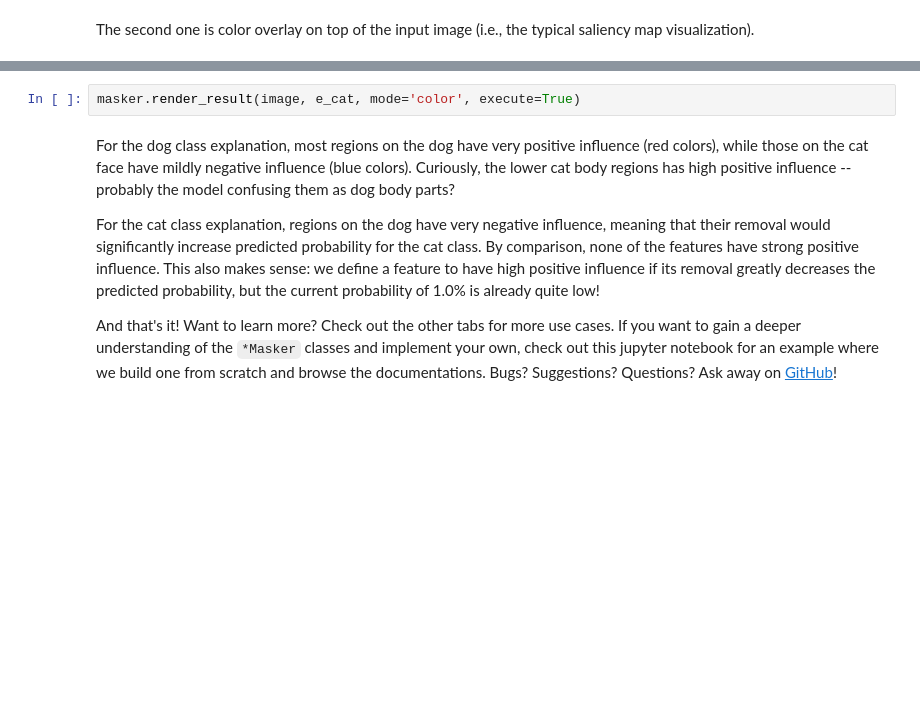
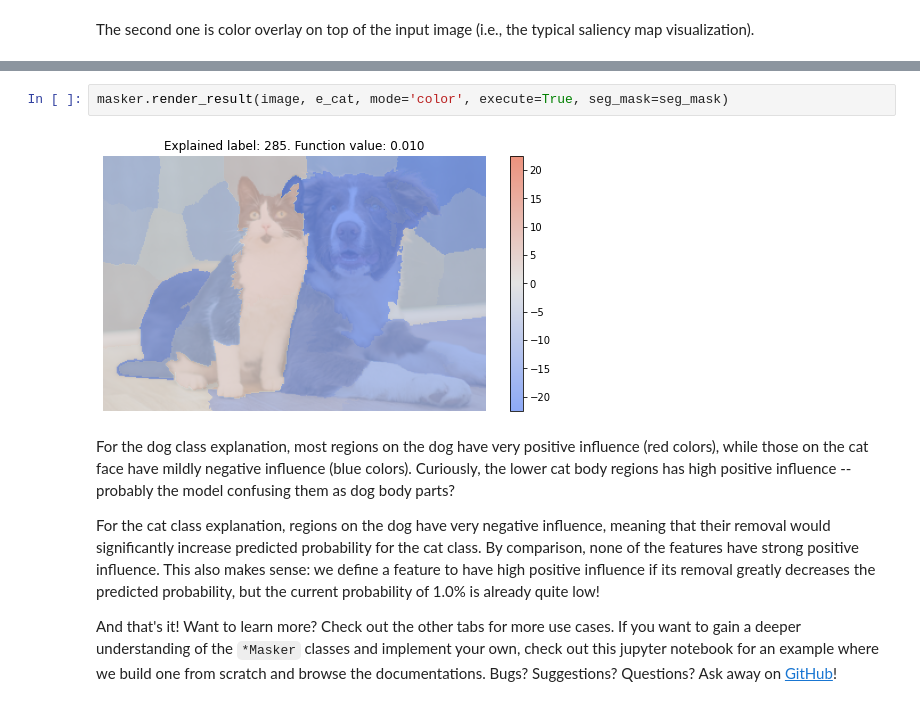
Before and after one commit to YilunZhou/solvability-explainer, a Jupyter notebook: examples/image_input_custom_superpixel_explanation.ipynb, the cells around one changed output, grey strips where cells are left out. Saved outputs shown, nothing was run; the diff lists cells and outputs as text; blank space fills up the shorter version.

```diff
--- a/examples/image_input_custom_superpixel_explanation.ipynb
+++ b/examples/image_input_custom_superpixel_explanation.ipynb
@@ -67,5 +91,7 @@ masker.render_result(image, e_dog, mode='color', execute=True)
 # %%
-masker.render_result(image, e_cat, mode='color', execute=True)
+masker.render_result(image, e_cat, mode='color', execute=True, seg_mask=seg_mask)
+# %% [output]
+[figure, added]
 # %% [markdown]
 For the dog class explanation, most regions on the dog have very positive influence (red colors), while those on the cat face have mildly negative influence (blue colors). Curiously, the lower cat body regions has high positive influence -- probably the model confusing them as dog body parts?
 
```
Also changed, not shown: parts of 5 cells of this notebook, 4 other files.
